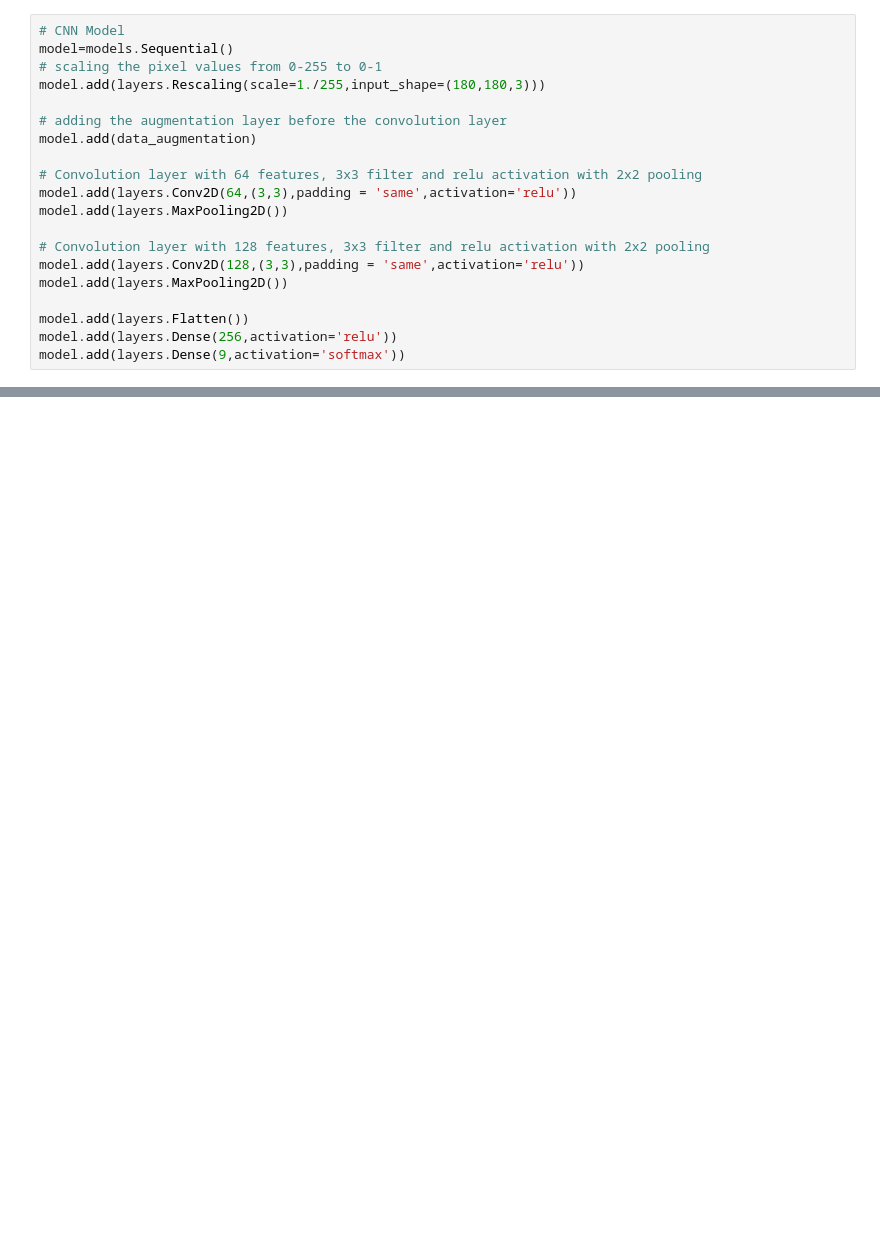
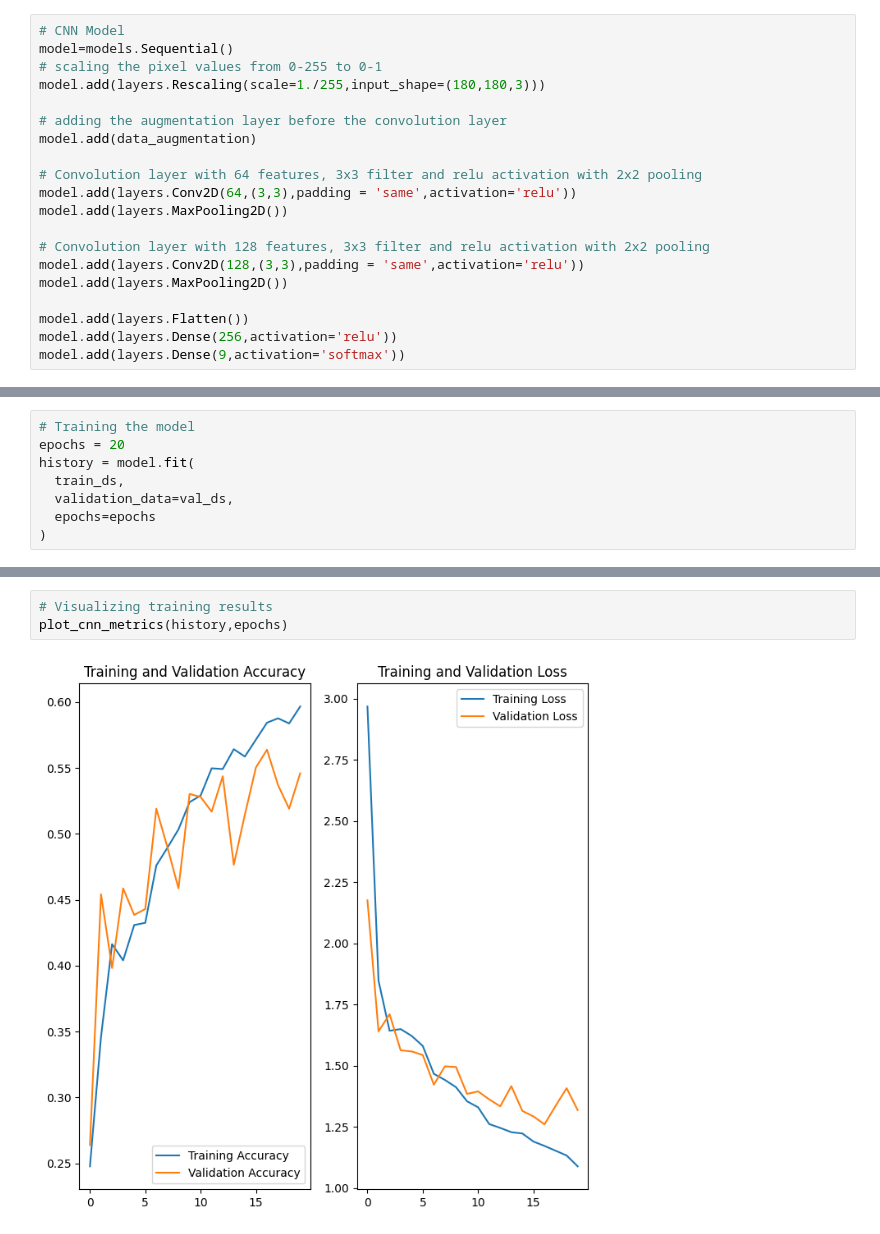
Before and after one commit to deepakrana123us/melanoma-detection, a Jupyter notebook: Deepak_Rana_nn.ipynb, the cells around one changed output, grey strips where cells are left out. Saved outputs shown, nothing was run; the diff lists cells and outputs as text; blank space fills up the shorter version.

```diff
--- a/Deepak_Rana_nn.ipynb
+++ b/Deepak_Rana_nn.ipynb
@@ -290,3 +296,11 @@ Model: "sequential_5"
  Total params: 66,433,417 (253.42 MB)
  Trainable params: 66,433,417 (253.42 MB)
  Non-trainable params: 0 (0.00 B)
+# %%
+# Training the model
+epochs = 20
+history = model.fit(
+  train_ds,
+  validation_data=val_ds,
+  epochs=epochs
+)
@@ -292,0 +325,5 @@ Model: "sequential_5"
+# %%
+# Visualizing training results
+plot_cnn_metrics(history,epochs)
+# %% [output]
+[figure, added]
```
Also changed, not shown: parts of 19 cells of this notebook.
